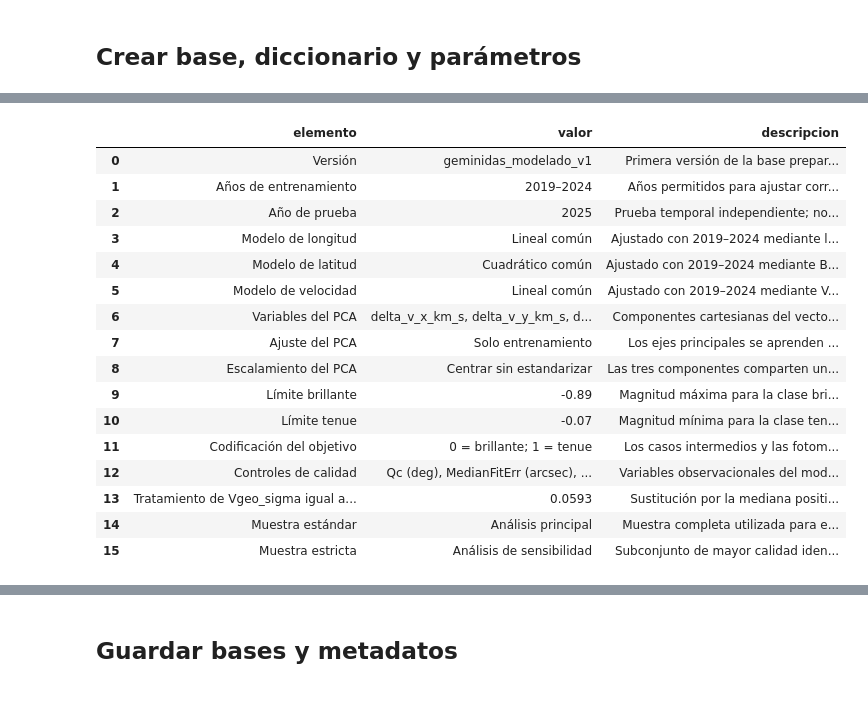
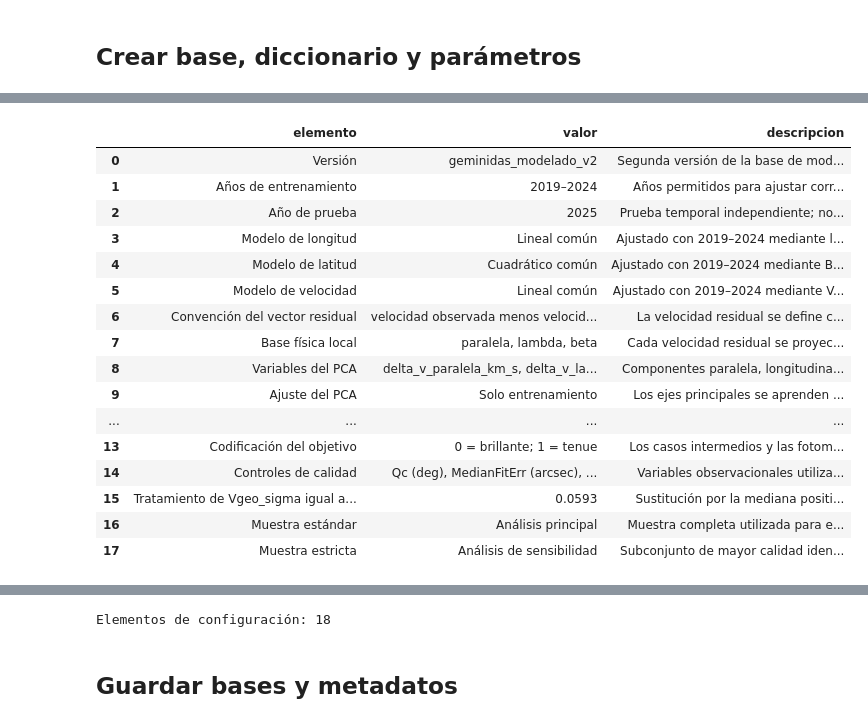
Before and after one commit to AlexBytes-23/Investigacion_geminidas, a Jupyter notebook: notebooks/04_preparacion_modelado_pca_ml.ipynb, the cells around one changed output, grey strips where cells are left out. Saved outputs shown, nothing was run; the diff lists cells and outputs as text; code cells hidden in the pictures.

Commit message:
feat: añade descomposición local de la velocidad residual

```diff
--- a/notebooks/04_preparacion_modelado_pca_ml.ipynb
+++ b/notebooks/04_preparacion_modelado_pca_ml.ipynb
@@ -431,0 +480,18 @@ display(df_resumen_delta_v)
+# %%
+# Proyectar cada vector residual sobre su base local paralela, longitudinal y latitudinal
+
+df_modelado_trainseguro["delta_v_paralela_km_s"] = np.einsum("ij,ij->i", vectores_residuales, ejes_paralelos)
+df_modelado_trainseguro["delta_v_lambda_km_s"] = np.einsum("ij,ij->i", vectores_residuales, ejes_lambda)
+df_modelado_trainseguro["delta_v_beta_km_s"] = np.einsum("ij,ij->i", vectores_residuales, ejes_beta)
+
+df_entrenamiento_trainseguro = df_modelado_trainseguro.loc[df_modelado_trainseguro["particion_modelado"] == "entrenamiento"].copy()
+df_prueba_trainseguro = df_modelado_trainseguro.loc[df_modelado_trainseguro["particion_modelado"] == "prueba"].copy()
+
+columnas_componentes_locales = [
+    "delta_v_paralela_km_s",
+    "delta_v_lambda_km_s",
+    "delta_v_beta_km_s",
+    "norma_delta_v_km_s"
+]
+
+display(df_modelado_trainseguro[columnas_componentes_locales].head())
@@ -637,9 +863,9 @@ display(df_resumen_grupos_ml)
 # %% [markdown]
 ## Crear base, diccionario y parámetros
 # %%
-# Construir la base final con las variables necesarias para PCA y aprendizaje automático
+# Construir la base final incorporando las componentes físicas locales para PCA
 
-columnas_pca = ["delta_v_x_km_s", "delta_v_y_km_s", "delta_v_z_km_s"]
+columnas_pca = ["delta_v_paralela_km_s", "delta_v_lambda_km_s", "delta_v_beta_km_s"]
 columnas_calidad_modelo = ["Qc (deg)", "MedianFitErr (arcsec)", "numero_estaciones", "sigma_radiante_aprox", "Vgeo_sigma_modelo"]
 
 df_modelado_trainseguro["usar_pca"] = np.isfinite(df_modelado_trainseguro[columnas_pca]).all(axis=1)
@@ -672,6 +898,9 @@ columnas_base_modelado = [
     "delta_v_x_km_s",
     "delta_v_y_km_s",
     "delta_v_z_km_s",
+    "delta_v_paralela_km_s",
+    "delta_v_lambda_km_s",
+    "delta_v_beta_km_s",
     "norma_delta_v_km_s",
     "Qc (deg)",
     "MedianFitErr (arcsec)",
@@ -721,6 +950,7 @@ filas_auditoria_base_modelado = [
 df_auditoria_base_modelado = pd.DataFrame(filas_auditoria_base_modelado)
 
 display(df_auditoria_base_modelado)
+print("Variables definitivas del PCA:", columnas_pca)
 print("Dimensión de la base final:", df_base_modelado_final.shape)
 # %% [output]
 |  | comprobacion | resultado |
@@ -831,63 +1065,68 @@ Variables documentadas: 36
 # %%
-# Crear las tablas de configuración y resumen que acompañarán a la base de modelado
+# Crear la configuración metodológica actualizada y resumir las particiones de la base
 
 df_configuracion_modelado = pd.DataFrame([
-    {"elemento": "Versión", "valor": "geminidas_modelado_v1", "descripcion": "Primera versión de la base preparada para PCA y clasificación logística."},
+    {"elemento": "Versión", "valor": "geminidas_modelado_v2", "descripcion": "Segunda versión de la base de modelado, con la velocidad residual expresada en componentes físicas locales."},
     {"elemento": "Años de entrenamiento", "valor": "2019–2024", "descripcion": "Años permitidos para ajustar correcciones, PCA, escaladores y modelos."},
     {"elemento": "Año de prueba", "valor": "2025", "descripcion": "Prueba temporal independiente; no debe utilizarse para ajustar ni seleccionar modelos."},
     {"elemento": "Modelo de longitud", "valor": "Lineal común", "descripcion": "Ajustado con 2019–2024 mediante lambda_sce_deg en función de delta_sol_lon_deg."},
     {"elemento": "Modelo de latitud", "valor": "Cuadrático común", "descripcion": "Ajustado con 2019–2024 mediante BETgeo (deg) en función de delta_sol_lon_deg."},
     {"elemento": "Modelo de velocidad", "valor": "Lineal común", "descripcion": "Ajustado con 2019–2024 mediante Vgeo (km/s) en función de delta_sol_lon_deg."},
-    {"elemento": "Variables del PCA", "valor": ", ".join(columnas_pca), "descripcion": "Componentes cartesianas del vector de velocidad observado menos el esperado."},
+    {"elemento": "Convención del vector residual", "valor": "velocidad observada menos velocidad esperada", "descripcion": "La velocidad residual se define como delta_v = v_observada - v_esperada, usando vectores orientados hacia el radiante."},
+    {"elemento": "Base física local", "valor": "paralela, lambda, beta", "descripcion": "Cada velocidad residual se proyecta sobre la dirección del radiante esperado y las direcciones tangentes locales de longitud y latitud crecientes."},
+    {"elemento": "Variables del PCA", "valor": ", ".join(columnas_pca), "descripcion": "Componentes paralela, longitudinal y latitudinal de la velocidad residual expresadas en km/s."},
     {"elemento": "Ajuste del PCA", "valor": "Solo entrenamiento", "descripcion": "Los ejes principales se aprenden con 2019–2024 y después se aplican sin reajuste a 2025."},
-    {"elemento": "Escalamiento del PCA", "valor": "Centrar sin estandarizar", "descripcion": "Las tres componentes comparten unidades de km/s y se desea conservar su varianza física."},
+    {"elemento": "Escalamiento del PCA", "valor": "Centrar sin estandarizar", "descripcion": "Las tres componentes comparten unidades de km/s y se desea conservar su varianza física relativa."},
     {"elemento": "Límite brillante", "valor": limite_brillante_train, "descripcion": "Magnitud máxima para la clase brillante, calculada con el tercil inferior del entrenamiento."},
     {"elemento": "Límite tenue", "valor": limite_tenue_train, "descripcion": "Magnitud mínima para la clase tenue, calculada con el tercil superior del entrenamiento."},
     {"elemento": "Codificación del objetivo", "valor": "0 = brillante; 1 = tenue", "descripcion": "Los casos intermedios y las fotometrías no utilizables se excluyen únicamente del clasificador."},
-    {"elemento": "Controles de calidad", "valor": ", ".join(columnas_calidad_modelo), "descripcion": "Variables observacionales del modelo logístico de referencia."},
+    {"elemento": "Controles de calidad", "valor": ", ".join(columnas_calidad_modelo), "descripcion": "Variables observacionales utilizadas por el modelo logístico de referencia."},
     {"elemento": "Tratamiento de Vgeo_sigma igual a cero", "valor": mediana_vgeo_sigma_train, "descripcion": "Sustitución por la mediana positiva calculada exclusivamente con entrenamiento."},
     {"elemento": "Muestra estándar", "valor": "Análisis principal", "descripcion": "Muestra completa utilizada para el resultado principal."},
-    {"elemento": "Muestra estricta", "valor": "Análisis de sensibilidad", "descripcion": "Subconjunto de mayor calidad identificado por pertenece_muestra_estricta."}
+    {"elemento": "Muestra estricta", "valor": "Análisis de sensibilidad", "descripcion": "Subconjunto de mayor calidad identificado mediante pertenece_muestra_estricta."}
 ])
 
 filas_resumen_particiones = []
 
 for particion, df_particion in df_base_modelado_final.groupby("particion_modelado", observed=True):
     filas_resumen_particiones.append({
         "particion": particion,
         "anios": ", ".join(map(str, sorted(df_particion["source_year"].unique()))),
         "trayectorias": len(df_particion),
         "utilizables_pca": int(df_particion["usar_pca"].sum()),
         "utilizables_ml": int(df_particion["usar_modelo_ml"].sum()),
         "trayectorias_estrictas": int(df_particion["pertenece_muestra_estricta"].sum()),
         "utilizables_ml_estrictas": int((df_particion["usar_modelo_ml"] & df_particion["pertenece_muestra_estricta"]).sum())
     })
 
 df_resumen_particiones_modelado = pd.DataFrame(filas_resumen_particiones)
 
 display(df_configuracion_modelado)
 display(df_resumen_particiones_modelado)
+
+print("Elementos de configuración:", len(df_configuracion_modelado))
 # %% [output]
 |  | elemento | valor | descripcion |
-| 0 | Versión | geminidas_modelado_v1 | Primera versión de la base prepar... |
+| 0 | Versión | geminidas_modelado_v2 | Segunda versión de la base de mod... |
 | 1 | Años de entrenamiento | 2019–2024 | Años permitidos para ajustar corr... |
 | 2 | Año de prueba | 2025 | Prueba temporal independiente; no... |
 | 3 | Modelo de longitud | Lineal común | Ajustado con 2019–2024 mediante l... |
 | 4 | Modelo de latitud | Cuadrático común | Ajustado con 2019–2024 mediante B... |
 | 5 | Modelo de velocidad | Lineal común | Ajustado con 2019–2024 mediante V... |
-| 6 | Variables del PCA | delta_v_x_km_s, delta_v_y_km_s, d... | Componentes cartesianas del vecto... |
-| 7 | Ajuste del PCA | Solo entrenamiento | Los ejes principales se aprenden ... |
-| 8 | Escalamiento del PCA | Centrar sin estandarizar | Las tres componentes comparten un... |
-| 9 | Límite brillante | -0.89 | Magnitud máxima para la clase bri... |
-| 10 | Límite tenue | -0.07 | Magnitud mínima para la clase ten... |
-| 11 | Codificación del objetivo | 0 = brillante; 1 = tenue | Los casos intermedios y las fotom... |
-| 12 | Controles de calidad | Qc (deg), MedianFitErr (arcsec), ... | Variables observacionales del mod... |
-| 13 | Tratamiento de Vgeo_sigma igual a... | 0.0593 | Sustitución por la mediana positi... |
-| 14 | Muestra estándar | Análisis principal | Muestra completa utilizada para e... |
-| 15 | Muestra estricta | Análisis de sensibilidad | Subconjunto de mayor calidad iden... |
+| 6 | Convención del vector residual | velocidad observada menos velocid... | La velocidad residual se define c... |
+| 7 | Base física local | paralela, lambda, beta | Cada velocidad residual se proyec... |
+| 8 | Variables del PCA | delta_v_paralela_km_s, delta_v_la... | Componentes paralela, longitudina... |
+| 9 | Ajuste del PCA | Solo entrenamiento | Los ejes principales se aprenden ... |
+| ... | ... | ... | ... |
+| 13 | Codificación del objetivo | 0 = brillante; 1 = tenue | Los casos intermedios y las fotom... |
+| 14 | Controles de calidad | Qc (deg), MedianFitErr (arcsec), ... | Variables observacionales utiliza... |
+| 15 | Tratamiento de Vgeo_sigma igual a... | 0.0593 | Sustitución por la mediana positi... |
+| 16 | Muestra estándar | Análisis principal | Muestra completa utilizada para e... |
+| 17 | Muestra estricta | Análisis de sensibilidad | Subconjunto de mayor calidad iden... |
 |  | particion | anios | trayectorias | utilizables_pca | utilizables_ml | trayectorias_estrictas | ... |
 | 0 | entrenamiento | 2019, 2020, 2021, 2022, 2023, 2024 | 12904 | 12904 | 8632 | 4166 | ... |
 | 1 | prueba | 2025 | 6175 | 6175 | 4182 | 2874 | ... |
+Elementos de configuración: 18
 # %% [markdown]
 ## Guardar bases y metadatos
 # %%
```
Also changed, not shown: parts of 12 cells of this notebook, 1 other file.
